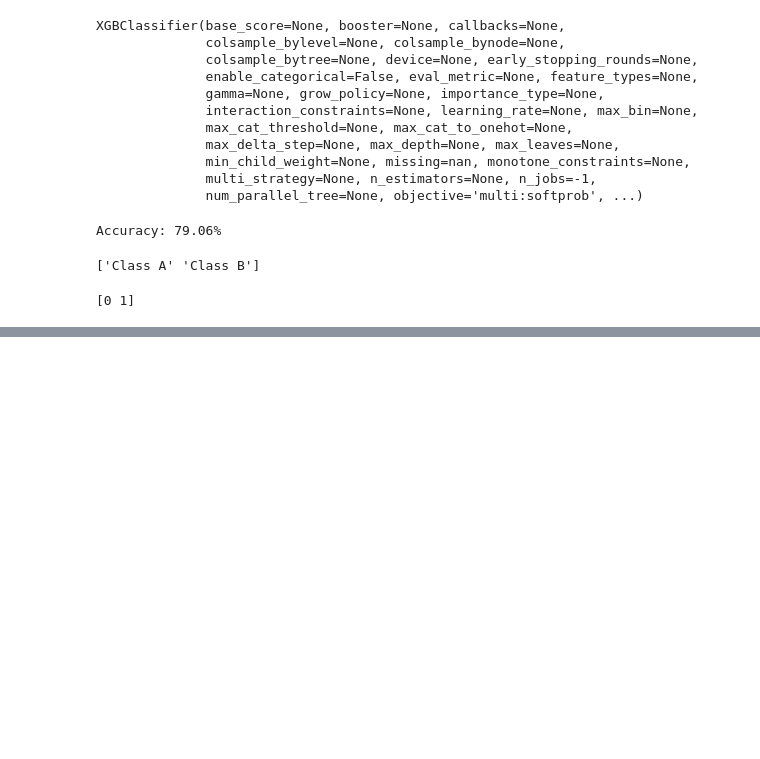
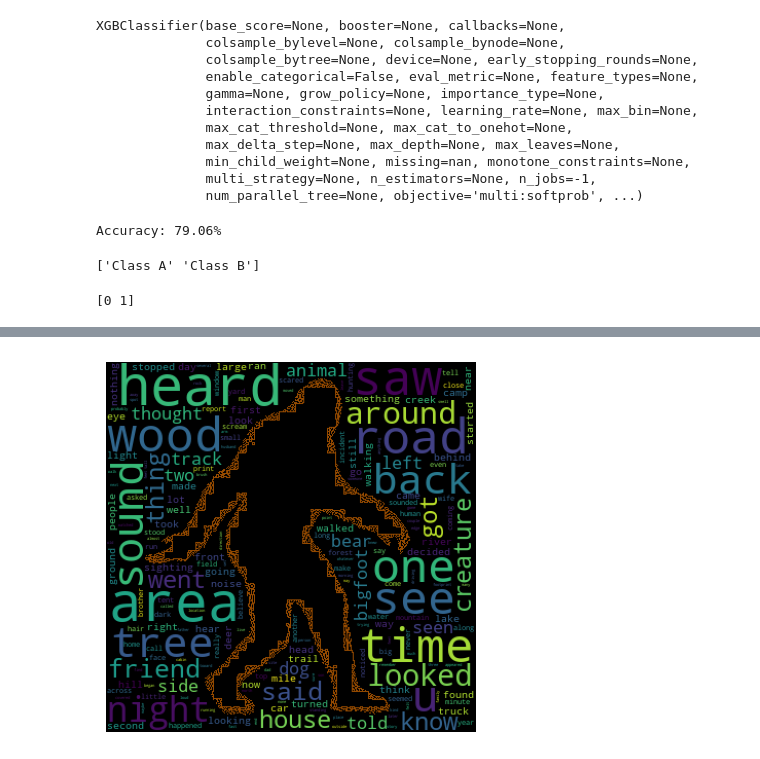
Before and after one commit to dongKenny/Bigfootprint, a Jupyter notebook: BigFootNLP.ipynb, the cells around one changed output, grey strips where cells are left out. Cells and saved outputs as stored; diff of their text form; code cells hidden in the pictures; blank space fills up the shorter version.

```diff
--- a/BigFootNLP.ipynb
+++ b/BigFootNLP.ipynb
@@ -122,0 +135,4 @@ plt.imshow(obs_wc)
+# %%
+create_word_cloud(text_data=f'{observed_text} {text1} {text2} {text3} {text4}', image_mask_array=np.invert(np.asarray(Image.open('bigfoot.jpg'))), cloud_img_name='FINAL')
+# %% [output]
+[figure, added]
```
Also changed, not shown: parts of 6 cells of this notebook, 2 other files.
